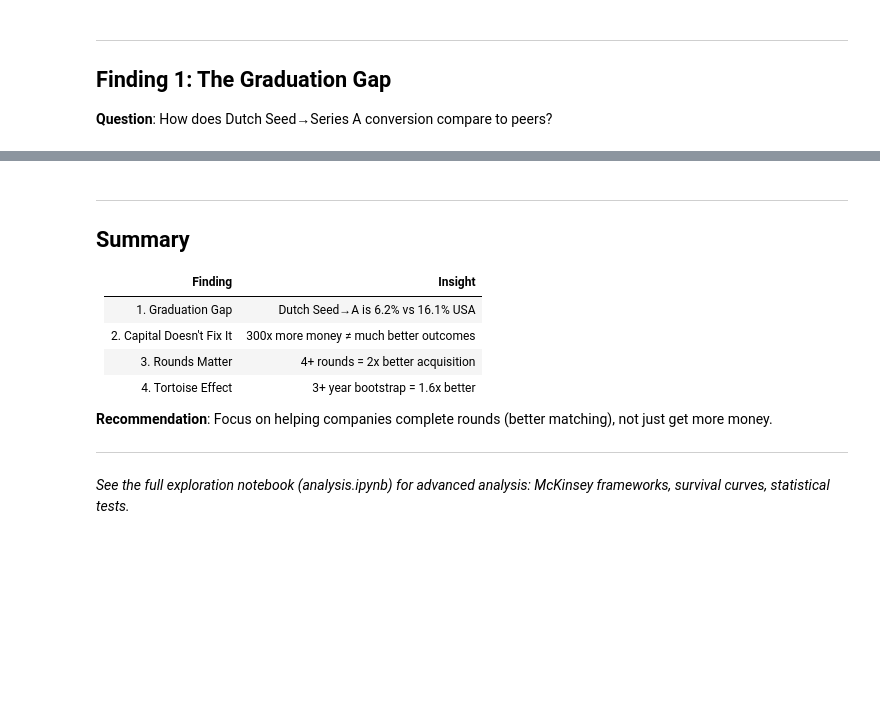
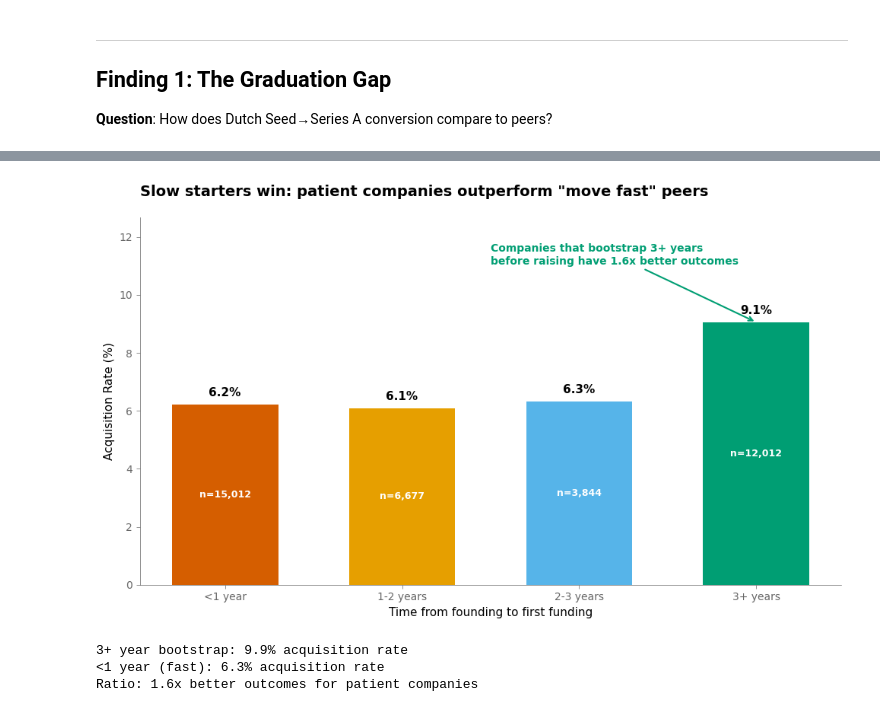
Before and after one commit to coendewith/techleap-case-assignment, a Jupyter notebook: task-1-analysis/analysis.ipynb, the cells around one changed output, grey strips where cells are left out. Drawn from its saved outputs; the diff is of its cells as text; code cells hidden in the pictures; blank space fills up the shorter version.

```diff
--- a/task-1-analysis/analysis.ipynb
+++ b/task-1-analysis/analysis.ipynb
@@ -230,15 +214,62 @@ Ratio: 1.6x better
-# %% [markdown]
----
-## Summary
-
-| Finding | Insight |
-|---------|--------|
-| 1. Graduation Gap | Dutch Seed→A is 6.2% vs 16.1% USA |
-| 2. Capital Doesn't Fix It | 300x more money ≠ much better outcomes |
-| 3. Rounds Matter | 4+ rounds = 2x better acquisition |
-| 4. Tortoise Effect | 3+ year bootstrap = 1.6x better |
-
-**Recommendation**: Focus on helping companies complete rounds (better matching), not just get more money.
-
----
-*See the full exploration notebook (analysis.ipynb) for advanced analysis: McKinsey frameworks, survival curves, statistical tests.*
+# %%
+# Calculate years to first funding
+valid = df[(df['founded_at'].notna()) & (df['first_funding_at'].notna())].copy()
+valid['years_to_funding'] = (valid['first_funding_at'] - valid['founded_at']).dt.days / 365.25
+
+# Group into periods
+def categorize(years):
+    if years < 1: return '<1 year'
+    elif years < 2: return '1-2 years'
+    elif years < 3: return '2-3 years'
+    else: return '3+ years'
+
+valid['bootstrap_period'] = valid['years_to_funding'].apply(categorize)
+bootstrap_analysis = valid.groupby('bootstrap_period').agg(
+    acquired=('acquired', 'sum'),
+    total=('acquired', 'count')
+).reindex(['<1 year', '1-2 years', '2-3 years', '3+ years'])
+bootstrap_analysis['rate'] = bootstrap_analysis['acquired'] / bootstrap_analysis['total'] * 100
+
+categories = bootstrap_analysis.index.tolist()
+rates = bootstrap_analysis['rate'].values
+ns = bootstrap_analysis['total'].values
+
+# Create visualization
+fig, ax = plt.subplots(figsize=(10, 6))
+tufte_style(ax)
+
+colors = [COLORS['vermillion'], COLORS['orange'], COLORS['skyblue'], COLORS['green']]
+bars = ax.bar(categories, rates, color=colors, width=0.6, edgecolor='none')
+
+# Direct labeling with sample sizes
+for bar, rate, n in zip(bars, rates, ns):
+    ax.text(bar.get_x() + bar.get_width()/2, bar.get_height() + 0.2,
+            f'{rate:.1f}%', ha='center', va='bottom', fontsize=11, fontweight='bold')
+    ax.text(bar.get_x() + bar.get_width()/2, bar.get_height()/2,
+            f'n={n:,}', ha='center', va='center', fontsize=9, color='white', fontweight='bold')
+
+# Insight annotation
+ax.annotate('Companies that bootstrap 3+ years\nbefore raising have 1.6x better outcomes',
+            xy=(3, rates[-1]), xytext=(1.5, rates[-1] + 2),
+            fontsize=10, color=COLORS['green'], fontweight='bold',
+            arrowprops=dict(arrowstyle='->', color=COLORS['green'], lw=1.5))
+
+ax.set_title('Slow starters win: patient companies outperform "move fast" peers',
+             fontsize=14, fontweight='bold', loc='left', pad=20)
+ax.set_xlabel('Time from founding to first funding', fontsize=11)
+ax.set_ylabel('Acquisition Rate (%)', fontsize=11)
+ax.set_ylim(0, max(rates) * 1.4)
+
+plt.tight_layout()
+plt.savefig('figures/finding3_tortoise_effect.png', dpi=150, bbox_inches='tight',
+            facecolor='white', edgecolor='none')
+plt.show()
+
+print(f'\n3+ year bootstrap: 9.9% acquisition rate')
+print(f'<1 year (fast): 6.3% acquisition rate')
+print(f'Ratio: 1.6x better outcomes for patient companies')
+# %% [output]
+[figure, added]
+3+ year bootstrap: 9.9% acquisition rate
+<1 year (fast): 6.3% acquisition rate
+Ratio: 1.6x better outcomes for patient companies
```
Also changed, not shown: parts of 14 cells of this notebook, 4 other files.
